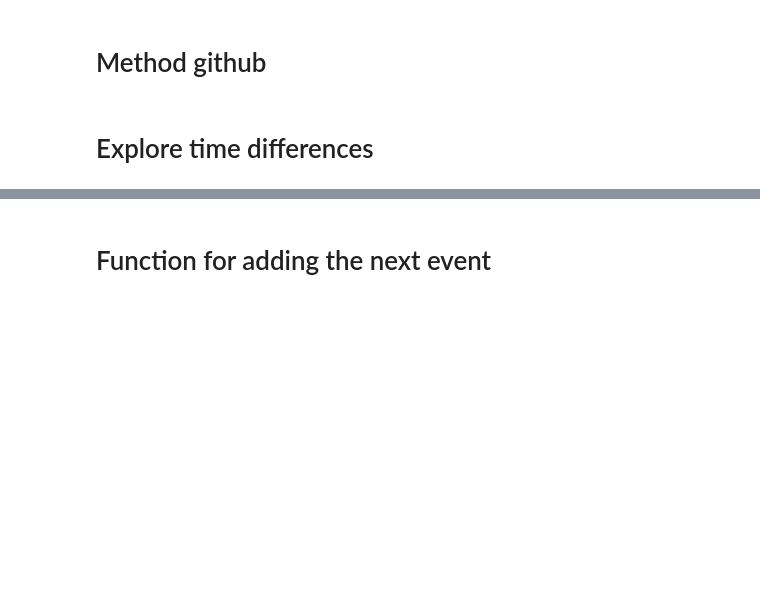
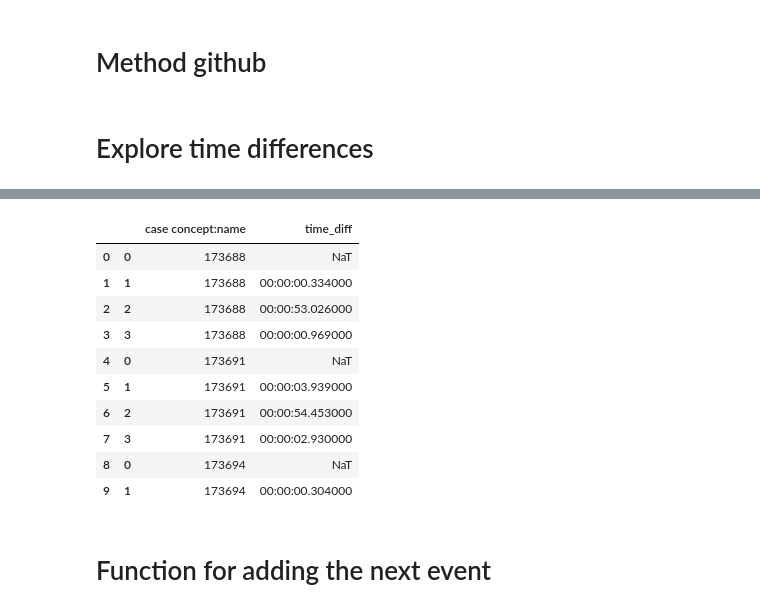
Before and after one commit to NishadGuha/2IOI0-DBL-Process-Mining, a Jupyter notebook: explore_ralph.ipynb, the cells around one changed output, grey strips where cells are left out. Saved outputs shown, nothing was run; the diff lists cells and outputs as text; code cells hidden in the pictures; blank space fills up the shorter version.

```diff
--- a/explore_ralph.ipynb
+++ b/explore_ralph.ipynb
@@ -95,3 +242,17 @@ df_sort[df_sort['case_name']==173688].head()
+# %%
+df_try[:10]
+# %% [output]
+|  |  | case concept:name | time_diff |
+| 0 | 0 | 173688 | NaT |
+| 1 | 1 | 173688 | 00:00:00.334000 |
+| 2 | 2 | 173688 | 00:00:53.026000 |
+| 3 | 3 | 173688 | 00:00:00.969000 |
+| 4 | 0 | 173691 | NaT |
+| 5 | 1 | 173691 | 00:00:03.939000 |
+| 6 | 2 | 173691 | 00:00:54.453000 |
+| 7 | 3 | 173691 | 00:00:02.930000 |
+| 8 | 0 | 173694 | NaT |
+| 9 | 1 | 173694 | 00:00:00.304000 |
 # %% [markdown]
 # Function for adding the next event
 # %%
```
Also changed, not shown: parts of 18 cells of this notebook.
